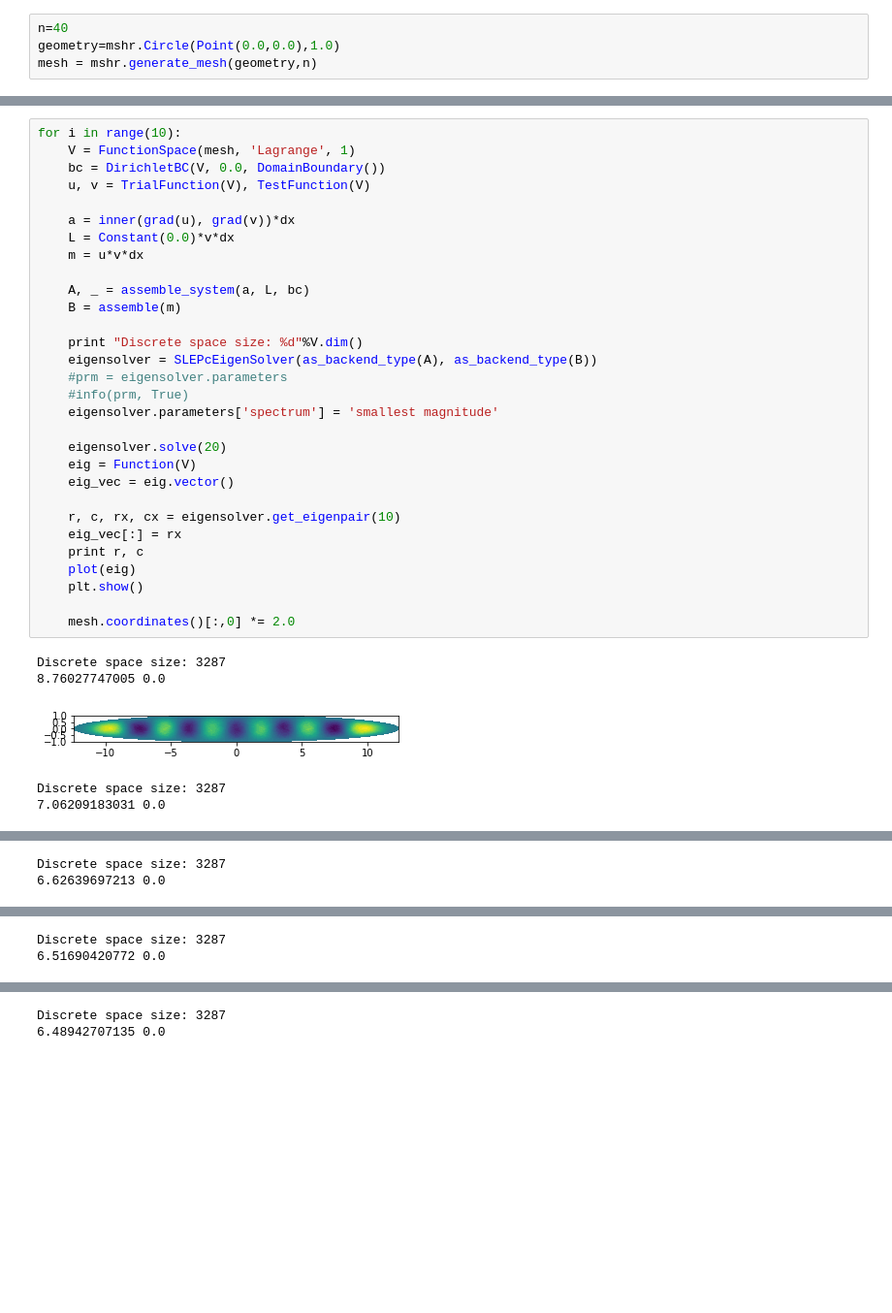
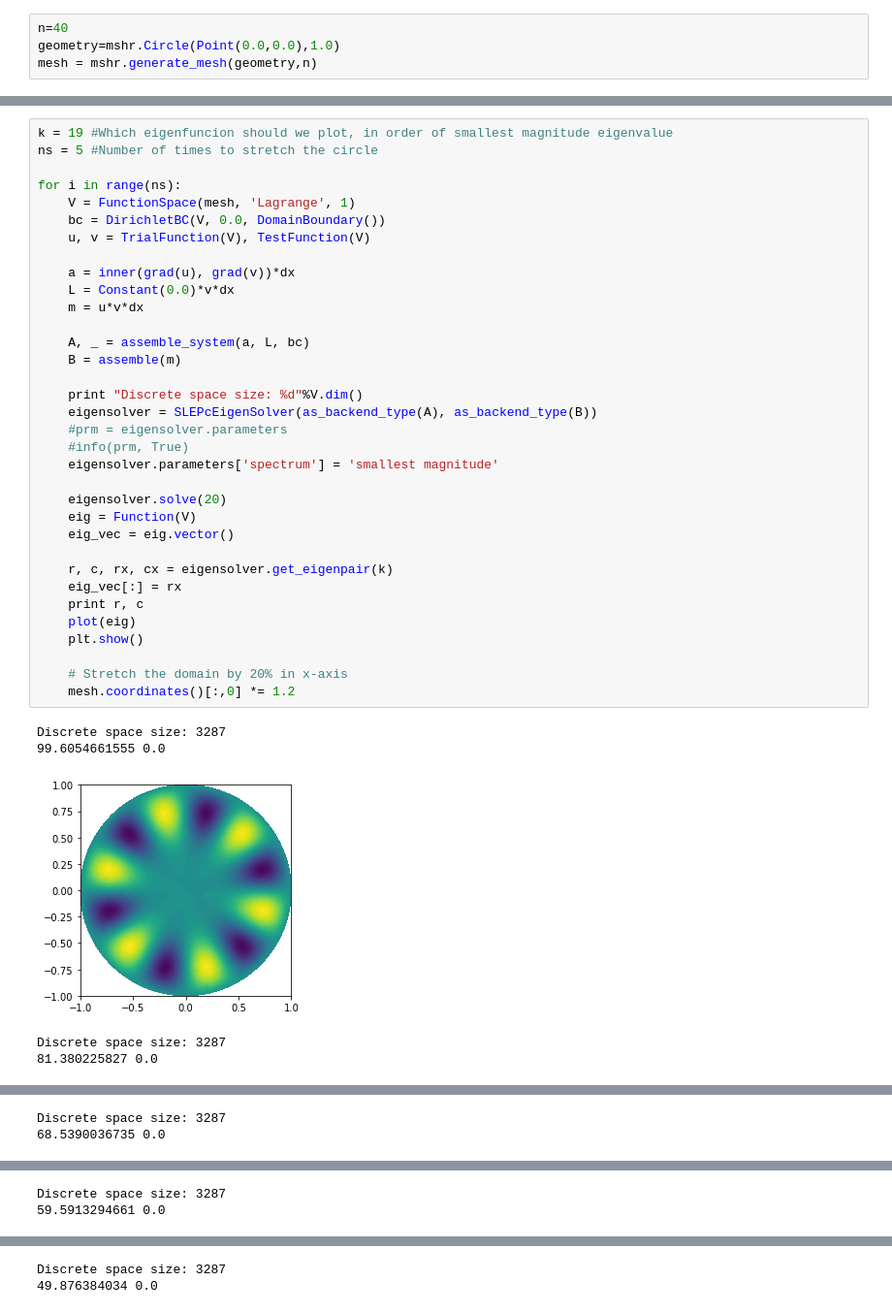
Before and after one commit to RudgeLab/MorphoOrganismos, a Jupyter notebook: python/Fenics testing.ipynb, the cells around one changed output, grey strips where cells are left out. Shown: that part at 97% size. Saved outputs shown, nothing was run; the diff lists cells and outputs as text; blank space fills up the shorter version.

```diff
--- a/python/Fenics testing.ipynb
+++ b/python/Fenics testing.ipynb
@@ -10,36 +14,40 @@ mesh = mshr.generate_mesh(geometry,n)
 # %%
-for i in range(10):
+k = 19 #Which eigenfuncion should we plot, in order of smallest magnitude eigenvalue
+ns = 5 #Number of times to stretch the circle
+
+for i in range(ns):
     V = FunctionSpace(mesh, 'Lagrange', 1)
     bc = DirichletBC(V, 0.0, DomainBoundary())
     u, v = TrialFunction(V), TestFunction(V)
 
     a = inner(grad(u), grad(v))*dx
     L = Constant(0.0)*v*dx
     m = u*v*dx
 
     A, _ = assemble_system(a, L, bc)
     B = assemble(m)
 
     print "Discrete space size: %d"%V.dim()
     eigensolver = SLEPcEigenSolver(as_backend_type(A), as_backend_type(B))
     #prm = eigensolver.parameters
     #info(prm, True)
     eigensolver.parameters['spectrum'] = 'smallest magnitude'
 
     eigensolver.solve(20)
     eig = Function(V)
     eig_vec = eig.vector()
 
-    r, c, rx, cx = eigensolver.get_eigenpair(10)
+    r, c, rx, cx = eigensolver.get_eigenpair(k)
     eig_vec[:] = rx
     print r, c
     plot(eig)
     plt.show()
 
-    mesh.coordinates()[:,0] *= 2.0
+    # Stretch the domain by 20% in x-axis
+    mesh.coordinates()[:,0] *= 1.2
 # %% [output]
 Discrete space size: 3287
-8.76027747005 0.0
+99.6054661555 0.0
-[figure, old version]
+[figure, new version]
 Discrete space size: 3287
-7.06209183031 0.0
+81.380225827 0.0
@@ -47,2 +55,2 @@ Discrete space size: 3287
 Discrete space size: 3287
-6.62639697213 0.0
+68.5390036735 0.0
@@ -50,2 +58,2 @@ Discrete space size: 3287
 Discrete space size: 3287
-6.51690420772 0.0
+59.5913294661 0.0
@@ -53,2 +61,2 @@ Discrete space size: 3287
 Discrete space size: 3287
-6.48942707135 0.0
+49.876384034 0.0
```
Also changed, not shown: parts of 3 cells of this notebook, 2 other files.
